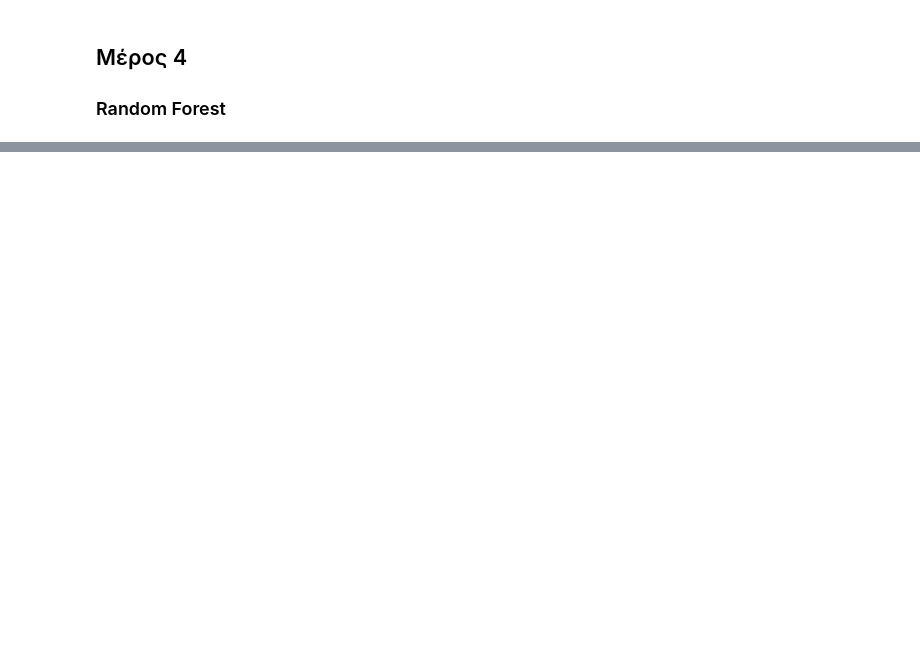
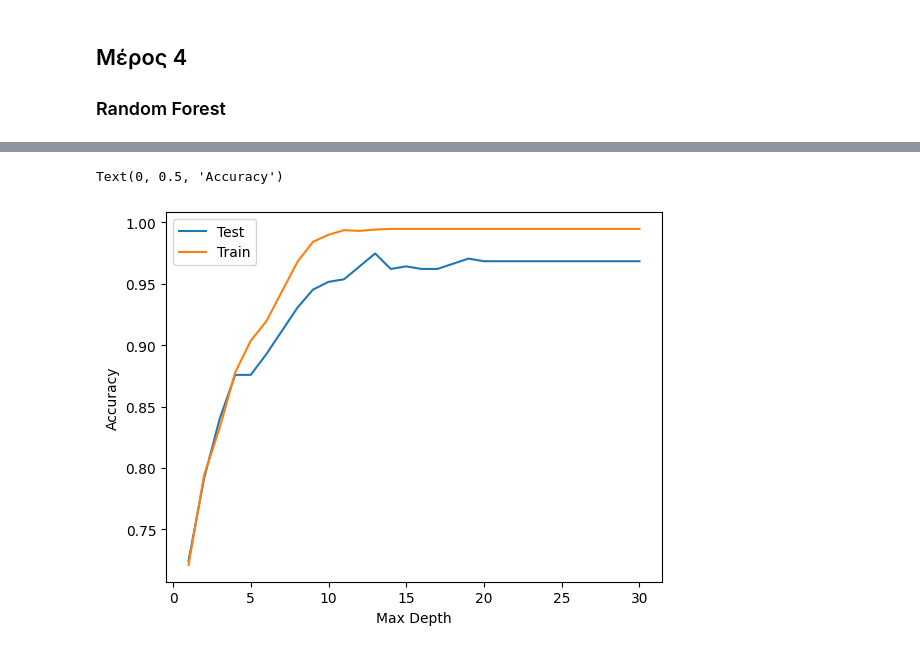
Before and after one commit to tsimiho/ArtificialIntelligence_Ex3, a Jupyter notebook: AI_23_decision_trees_Student_Version.ipynb, the cells around one changed output, grey strips where cells are left out. Cells and saved outputs as stored; diff of their text form; code cells hidden in the pictures; blank space fills up the shorter version.

```diff
--- a/AI_23_decision_trees_Student_Version.ipynb
+++ b/AI_23_decision_trees_Student_Version.ipynb
@@ -527,0 +581,25 @@ Text(0, 0.5, 'Accuracy')
+# %%
+test_acc_depth = {}
+train_acc_depth = {}
+for depth in range(1, 31):
+    ##################
+    ## Your code below
+    rf_classifier = RandomForestClassifier(max_depth = depth, n_estimators= 30, random_state=42 )
+    rf_classifier.fit(X_train, Y_train)
+    y_pred_test = rf_classifier.predict(X_test)
+    y_pred_train = rf_classifier.predict(X_train)
+    ## Your code above
+    ##################
+
+    # Evaluate the performance of the classifier
+    test_acc_depth[depth] = accuracy_score(Y_test, y_pred_test)
+    train_acc_depth[depth] = accuracy_score(Y_train, y_pred_train)
+# %%
+plt.plot(list(test_acc_depth.keys()), list(test_acc_depth.values()))
+plt.plot(list(train_acc_depth.keys()), list(train_acc_depth.values()))
+plt.legend(['Test', 'Train'])
+plt.xlabel('Max Depth')
+plt.ylabel('Accuracy')
+# %% [output]
+Text(0, 0.5, 'Accuracy')
+[figure, added]
```
Also changed, not shown: parts of 22 cells of this notebook.
